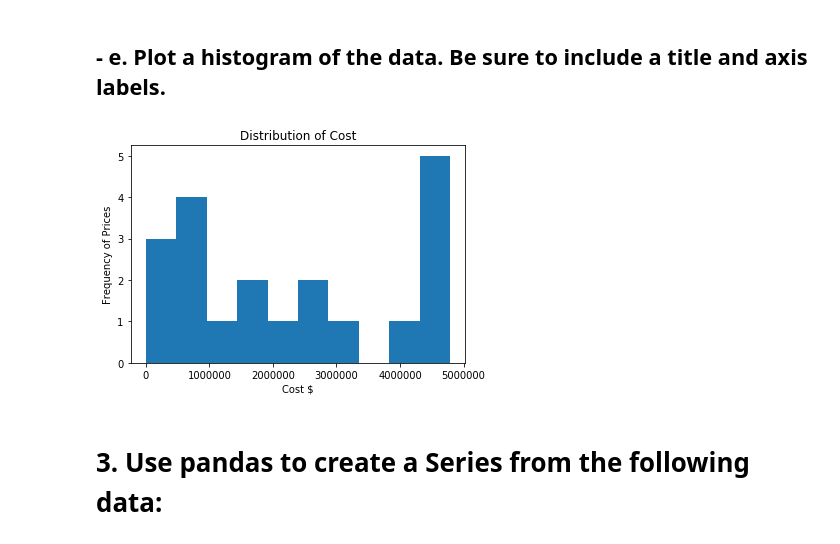
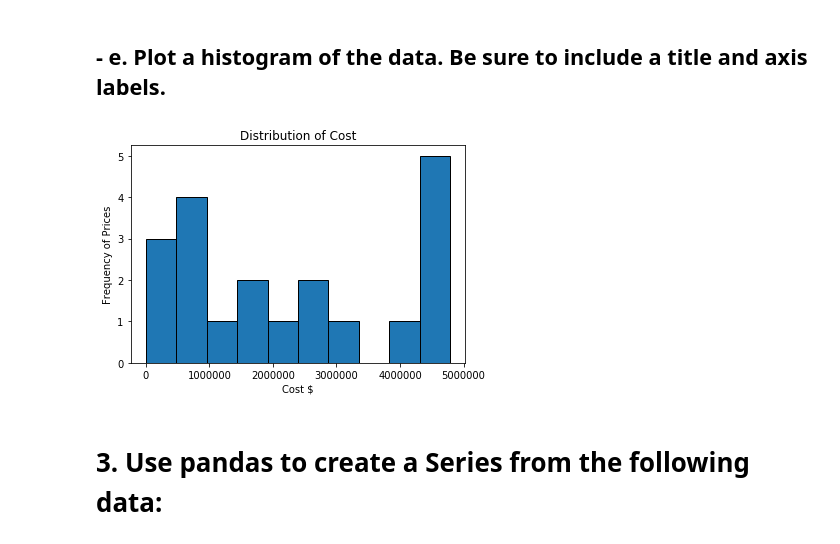
Before and after one commit to ThompsonBethany01/numpy-pandas-visualization-exercises, a Jupyter notebook: pandas_series.ipynb, the cells around one changed output. Drawn from its saved outputs; the diff is of its cells as text; code cells hidden in the pictures.

```diff
--- a/pandas_series.ipynb
+++ b/pandas_series.ipynb
@@ -330,19 +348,19 @@ dtype: int64
 # %%
 #importing matplotlib to plot series in graph
 import matplotlib.pyplot as plt
 
 #use plot.hist to plot histogram
-plt.hist(cash_flow)
+plt.hist(cash_flow, ec = 'black')
 
 #adds title to histogram
 plt.title('Distribution of Cost')
 
 #adds titles to x and y graphs
 plt.xlabel('Cost $')
 plt.ylabel('Frequency of Prices')
 plt.show()
 # %% [output]
-[figure, old version]
+[figure, new version]
 # %% [markdown]
 # 3. Use pandas to create a Series from the following data:
 # %%
```
Also changed, not shown: parts of 15 cells of this notebook.
